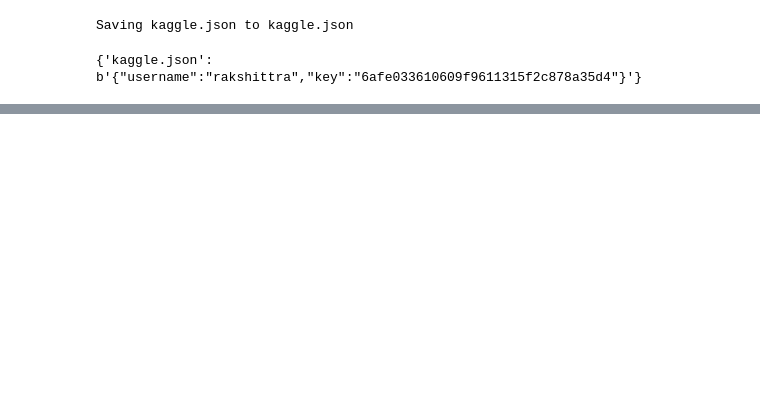
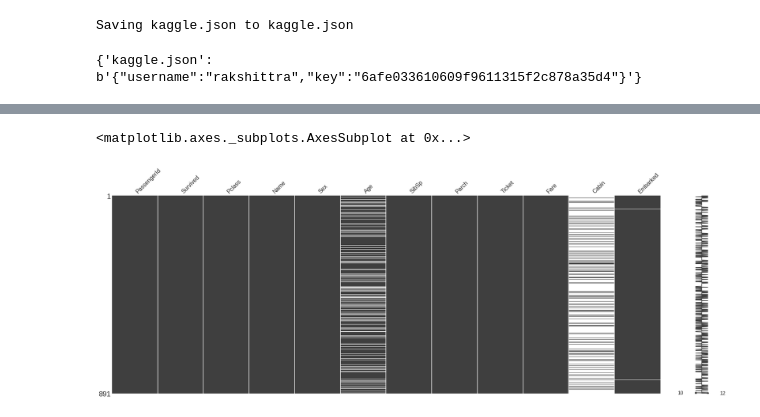
Before and after one commit to RakshitTra/TitanicKaggle, a Jupyter notebook: titanic.ipynb, the cells around one changed output, grey strips where cells are left out. Saved outputs shown, nothing was run; the diff lists cells and outputs as text; code cells hidden in the pictures; blank space fills up the shorter version.

```diff
--- a/titanic.ipynb
+++ b/titanic.ipynb
@@ -64,0 +167,5 @@ Downloading train.csv to /content
+# %%
+missingno.matrix(train, figsize = (30,10))
+# %% [output]
+<matplotlib.axes._subplots.AxesSubplot at 0x...>
+[figure, added]
```
Also changed, not shown: parts of 15 cells of this notebook.
